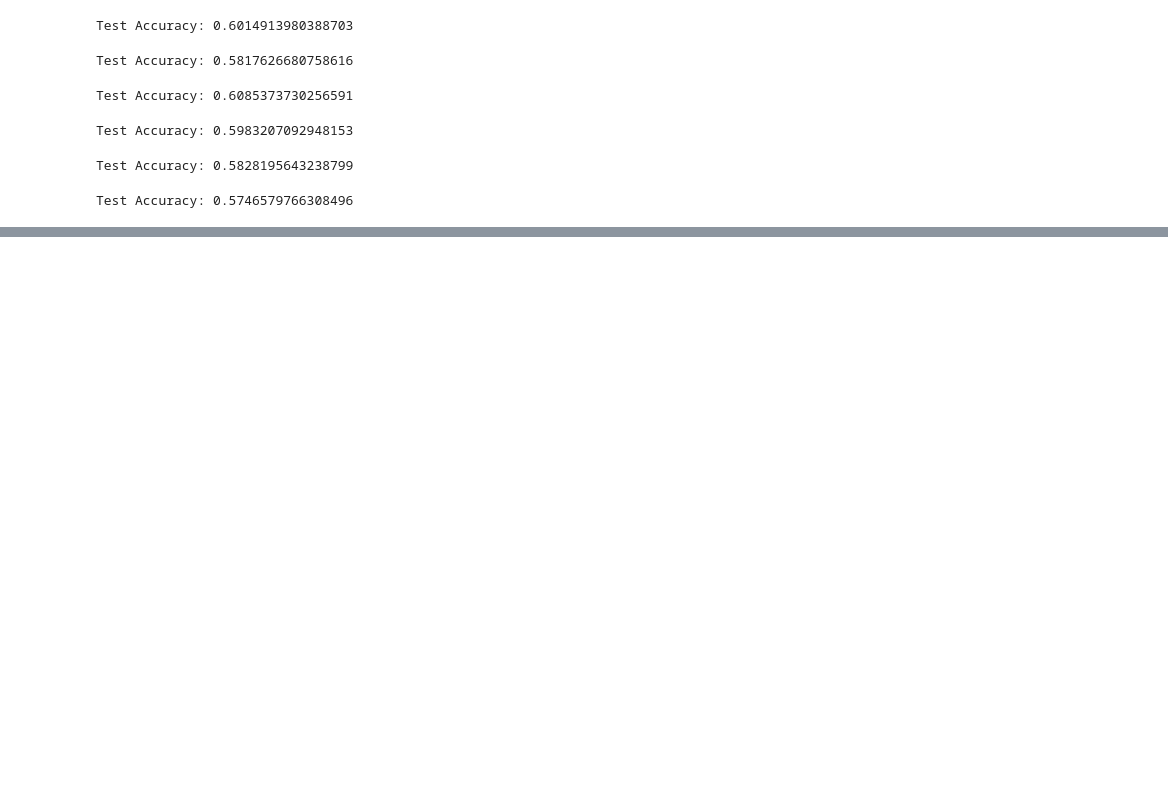
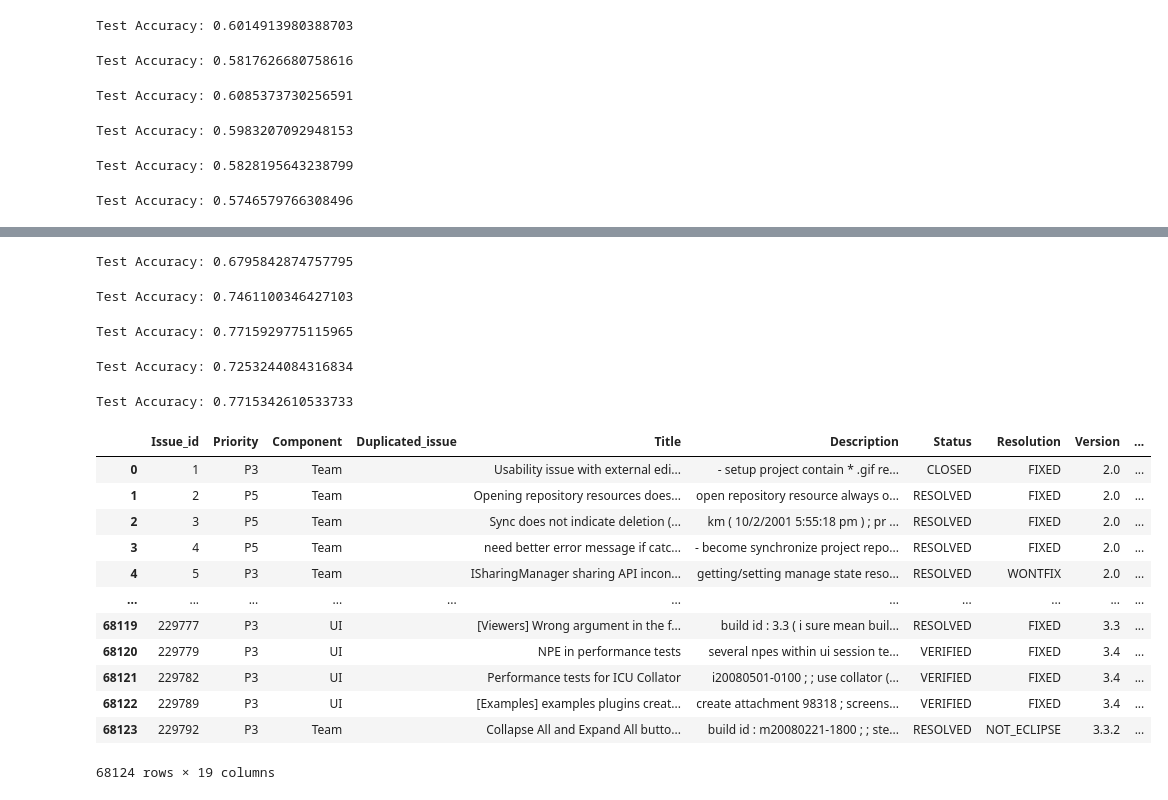
Before and after one commit to qas-lab/PopeREU, a Jupyter notebook: TimePredictingEventualLabel.ipynb, the cells around one changed output, grey strips where cells are left out. Cells and saved outputs as stored; diff of their text form; code cells hidden in the pictures; blank space fills up the shorter version.

```diff
--- a/TimePredictingEventualLabel.ipynb
+++ b/TimePredictingEventualLabel.ipynb
@@ -305,0 +430,36 @@ Test Accuracy: 0.5746579766308496
+# %%
+MLPmodel(df, input_columns=['Description','emotion','Emotionality','Priority'], target_column='label')
+# %% [output]
+Test Accuracy: 0.6795842874757795
+# %%
+MLPmodel(df, input_columns=['Component','Emotionality','Priority'], target_column='label')
+# %% [output]
+Test Accuracy: 0.7461100346427103
+# %%
+MLPmodel(df, input_columns=['Component','emotion','Priority'], target_column='label')
+# %% [output]
+Test Accuracy: 0.7715929775115965
+# %%
+MLPmodel(df, input_columns=['Component','emotion','Emotionality',], target_column='label')
+# %% [output]
+Test Accuracy: 0.7253244084316834
+# %%
+MLPmodel(df, input_columns=['Component','Priority'], target_column='label')
+# %% [output]
+Test Accuracy: 0.7715342610533733
+# %%
+df
+# %% [output]
+|  | Issue_id | Priority | Component | Duplicated_issue | Title | Description | Status | Resolution | Version | ... |
+| 0 | 1 | P3 | Team |  | Usability issue with external edi... | - setup project contain * .gif re... | CLOSED | FIXED | 2.0 | ... |
+| 1 | 2 | P5 | Team |  | Opening repository resources does... | open repository resource always o... | RESOLVED | FIXED | 2.0 | ... |
+| 2 | 3 | P5 | Team |  | Sync does not indicate deletion (... | km ( 10/2/2001 5:55:18 pm ) ; pr ... | RESOLVED | FIXED | 2.0 | ... |
+| 3 | 4 | P5 | Team |  | need better error message if catc... | - become synchronize project repo... | RESOLVED | FIXED | 2.0 | ... |
+| 4 | 5 | P3 | Team |  | ISharingManager sharing API incon... | getting/setting manage state reso... | RESOLVED | WONTFIX | 2.0 | ... |
+| ... | ... | ... | ... | ... | ... | ... | ... | ... | ... | ... |
+| 68119 | 229777 | P3 | UI |  | [Viewers] Wrong argument in the f... | build id : 3.3 ( i sure mean buil... | RESOLVED | FIXED | 3.3 | ... |
+| 68120 | 229779 | P3 | UI |  | NPE in performance tests | several npes within ui session te... | VERIFIED | FIXED | 3.4 | ... |
+| 68121 | 229782 | P3 | UI |  | Performance tests for ICU Collator | i20080501-0100 ; ; use collator (... | VERIFIED | FIXED | 3.4 | ... |
+| 68122 | 229789 | P3 | UI |  | [Examples] examples plugins creat... | create attachment 98318 ; screens... | VERIFIED | FIXED | 3.4 | ... |
+| 68123 | 229792 | P3 | Team |  | Collapse All and Expand All butto... | build id : m20080221-1800 ; ; ste... | RESOLVED | NOT_ECLIPSE | 3.3.2 | ... |
+68124 rows × 19 columns
```
Also changed, not shown: parts of 16 cells of this notebook.
